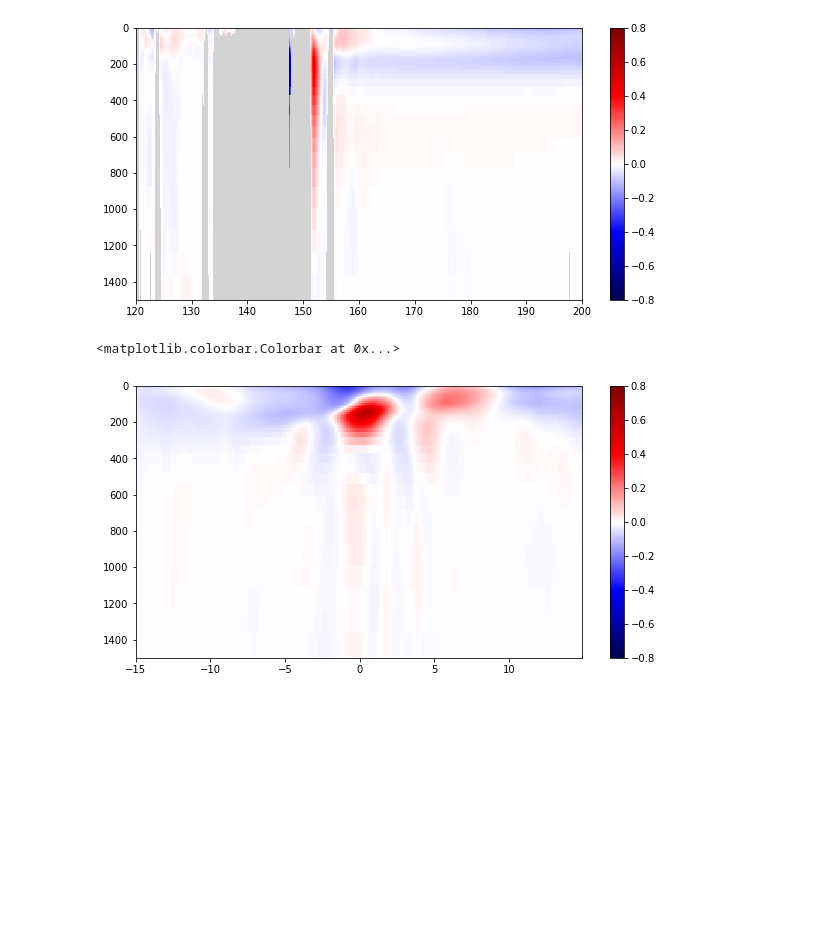
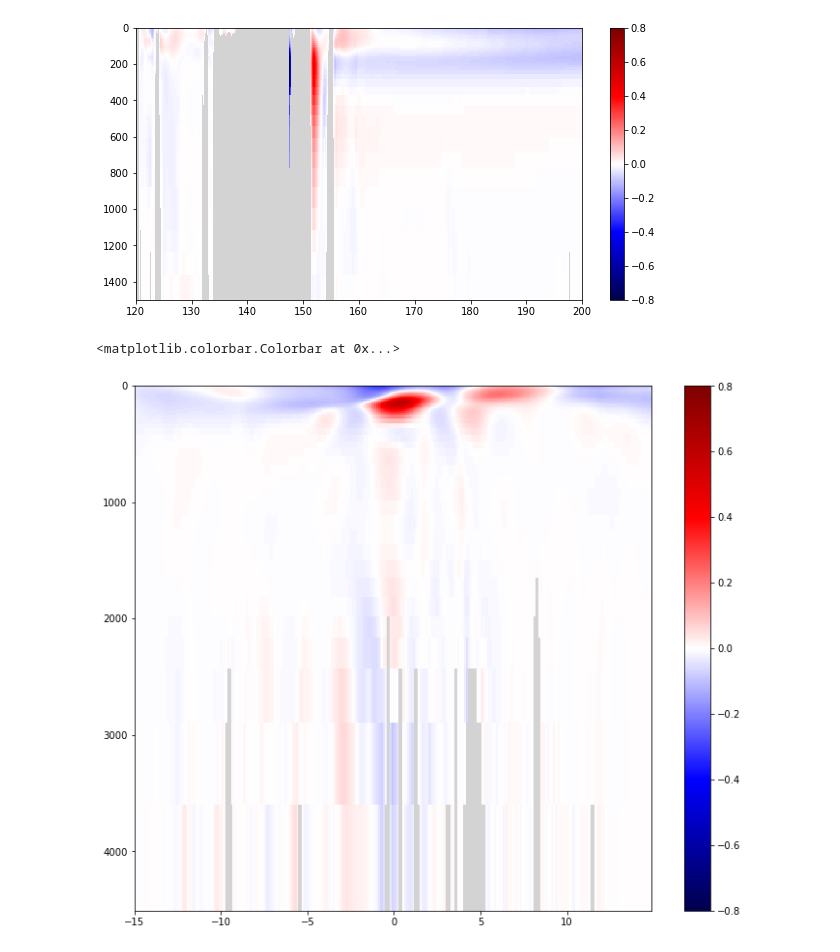
Before and after one commit to stellema/euc_particles, a Jupyter notebook: scripts/EUC_velocity_depth_profile_TAO_OFAM3.ipynb, the cells around one changed output. Drawn from its saved outputs; the diff is of its cells as text; code cells hidden in the pictures; blank space fills up the shorter version.

```diff
--- a/scripts/EUC_velocity_depth_profile_TAO_OFAM3.ipynb
+++ b/scripts/EUC_velocity_depth_profile_TAO_OFAM3.ipynb
@@ -112,13 +112,13 @@ plt.colorbar()
 <matplotlib.colorbar.Colorbar at 0x...>
 [figure]
 # %%
-fig = plt.figure(figsize=(10, 5))
+fig = plt.figure(figsize=(12, 10))
 cmap = plt.get_cmap('seismic')
 cmap.set_bad('lightgrey')
 im = plt.pcolormesh(dz.yu_ocean, dz.st_ocean, dz.u.sel(xu_ocean=200), cmap=cmap, vmax=.8, vmin=-.8)
 plt.gca().invert_yaxis()
-plt.ylim(1500, 0)
+# plt.ylim(1500, 0)
 plt.colorbar()
 # %% [output]
 <matplotlib.colorbar.Colorbar at 0x...>
-[figure, old version]
+[figure, new version]
```
Also changed, not shown: 54 other files.
